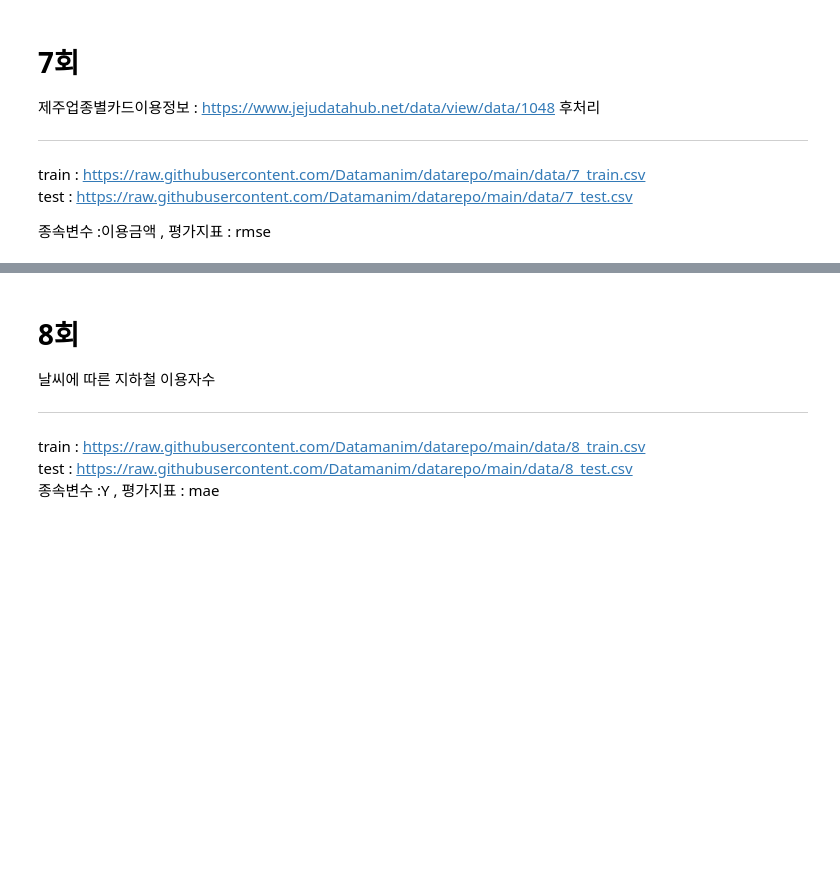
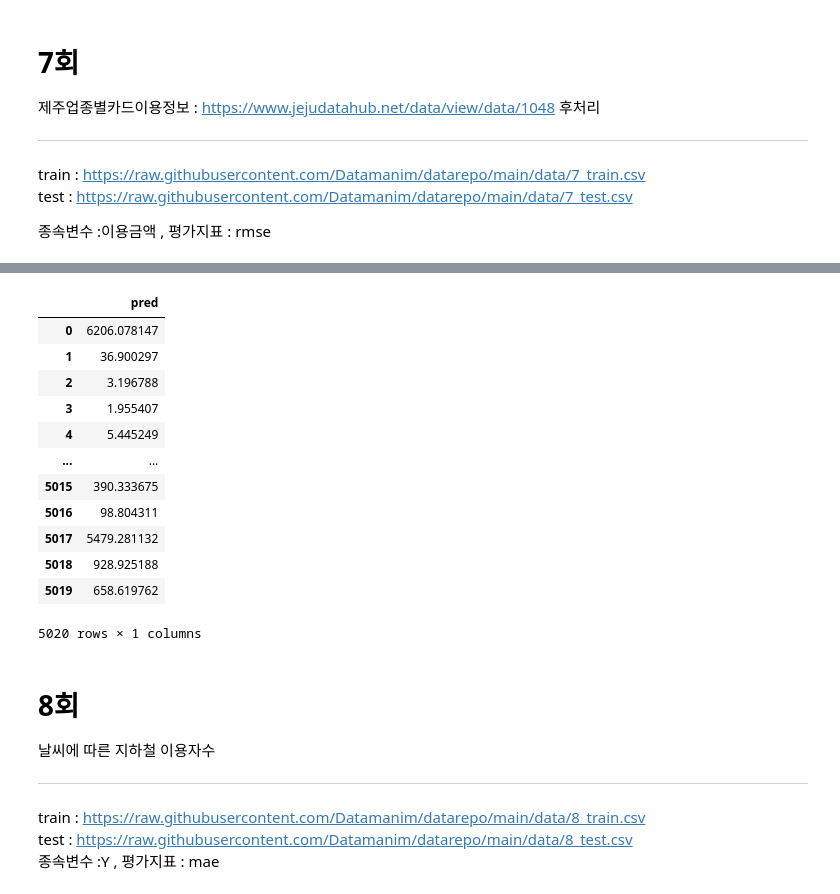
Before and after one commit to hyeonnnho/Big-Data-Analysis-Professional, a Jupyter notebook: 강의/2유형_example.ipynb, the cells around one changed output, grey strips where cells are left out. Drawn from its saved outputs; the diff is of its cells as text; code cells hidden in the pictures; blank space fills up the shorter version.

```diff
--- a/강의/2유형_example.ipynb
+++ b/강의/2유형_example.ipynb
@@ -923,6 +923,81 @@ display(test)
 | 5018 | ID_998 | 201810 | 면세점 | 제주도민 | 남성 | 5879 | 7987.0 |
 | 5019 | ID_3237 | 202006 | 서양식 음식점업 | 법인 | 알수없음 | 16706 | 18570.0 |
 5020 rows × 7 columns
+# %%
+import pandas as pd
+train = pd.read_csv('https://raw.githubusercontent.com/Datamanim/datarepo/main/data/7_train.csv')
+test = pd.read_csv('https://raw.githubusercontent.com/Datamanim/datarepo/main/data/7_test.csv')
+
+# 전처리
+train_pre = train.copy()
+test_pre = test.copy()
+
+remove_col = ['ID']
+train_pre = train_pre.drop(columns=remove_col)
+test_pre = test_pre.drop(columns=remove_col)
+
+train_pre = train_pre.dropna(subset=['업종명', '이용건수'])
+
+x = train_pre.drop(columns='이용금액')
+y = train_pre['이용금액']
+
+# 수치화
+
+# 더미
+x_dum = pd.get_dummies(x, drop_first=True)
+# train_pre['성별'].value_counts()
+
+# 데이터 분할
+from sklearn.model_selection import train_test_split
+x_train, x_val, y_train, y_val = train_test_split(x_dum, y, test_size=0.3, random_state=42)
+
+# 모델링
+from sklearn.ensemble import RandomForestRegressor
+rf = RandomForestRegressor(random_state=42)
+rf.fit(x_train, y_train)
+rf_train_predict = rf.predict(x_train)
+rf_val_predict = rf.predict(x_val)
+
+# 평가
+from sklearn.metrics import mean_squared_error
+import numpy as np
+rmse_train = np.sqrt(mean_squared_error(y_train, rf_train_predict))
+rmse_val = np.sqrt(mean_squared_error(y_val, rf_val_predict))
+# rmse_train, rmse_val
+
+# test
+test_pre['이용건수'] = test_pre['이용건수'].fillna(test_pre['이용건수'].value_counts().index[0])
+test_pre = pd.get_dummies(test_pre, drop_first=True)
+
+rf_test_predict = rf.predict(test_pre)
+result = pd.DataFrame(rf_test_predict, columns= ['pred'])
+result
+# result.to_csv('result.csv', index= False)
+# df = pd.read_csv('result.csv')
+# print(df.head())
+
+# ID        0
+# 연월        0
+# 업종명      34
+# 이용자구분     0
+# 성별        0 -> 알수없음 뭐임?
+# 이용자수      0
+# 이용건수      3
+# 이용금액      0
+# %% [output]
+|  | pred |
+| 0 | 6206.078147 |
+| 1 | 36.900297 |
+| 2 | 3.196788 |
+| 3 | 1.955407 |
+| 4 | 5.445249 |
+| ... | ... |
+| 5015 | 390.333675 |
+| 5016 | 98.804311 |
+| 5017 | 5479.281132 |
+| 5018 | 928.925188 |
+| 5019 | 658.619762 |
+5020 rows × 1 columns
 # %% [markdown]
 # 8회
 
```
Also changed, not shown: parts of 2 cells of this notebook.
